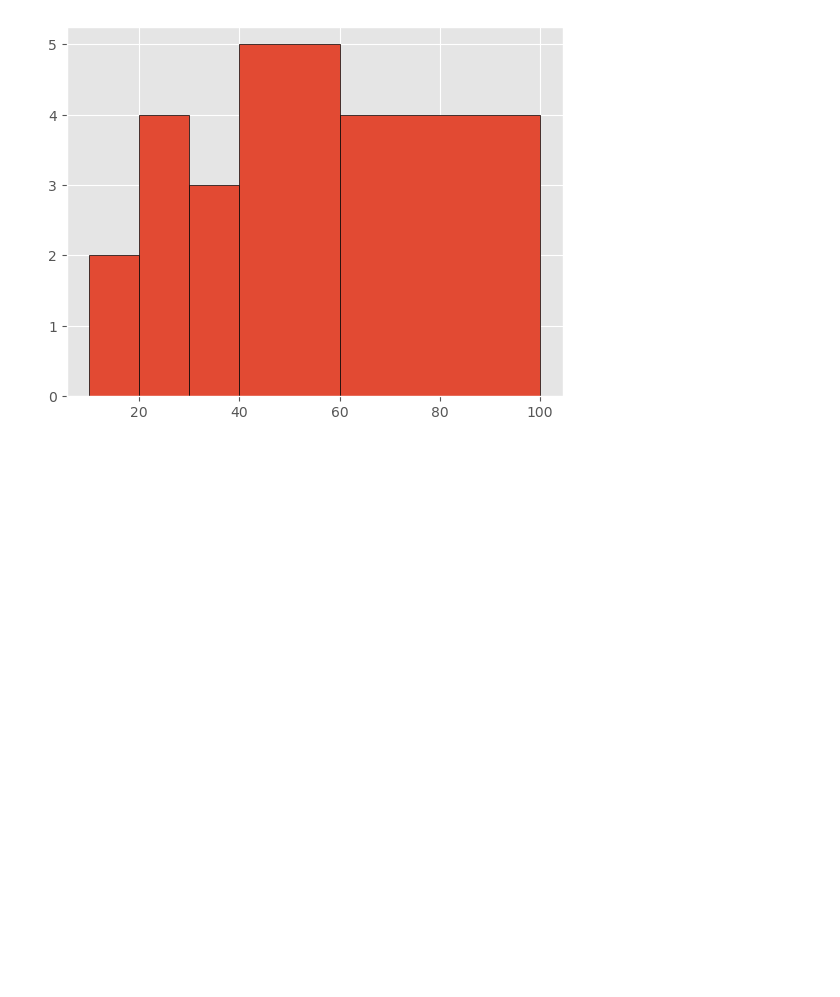
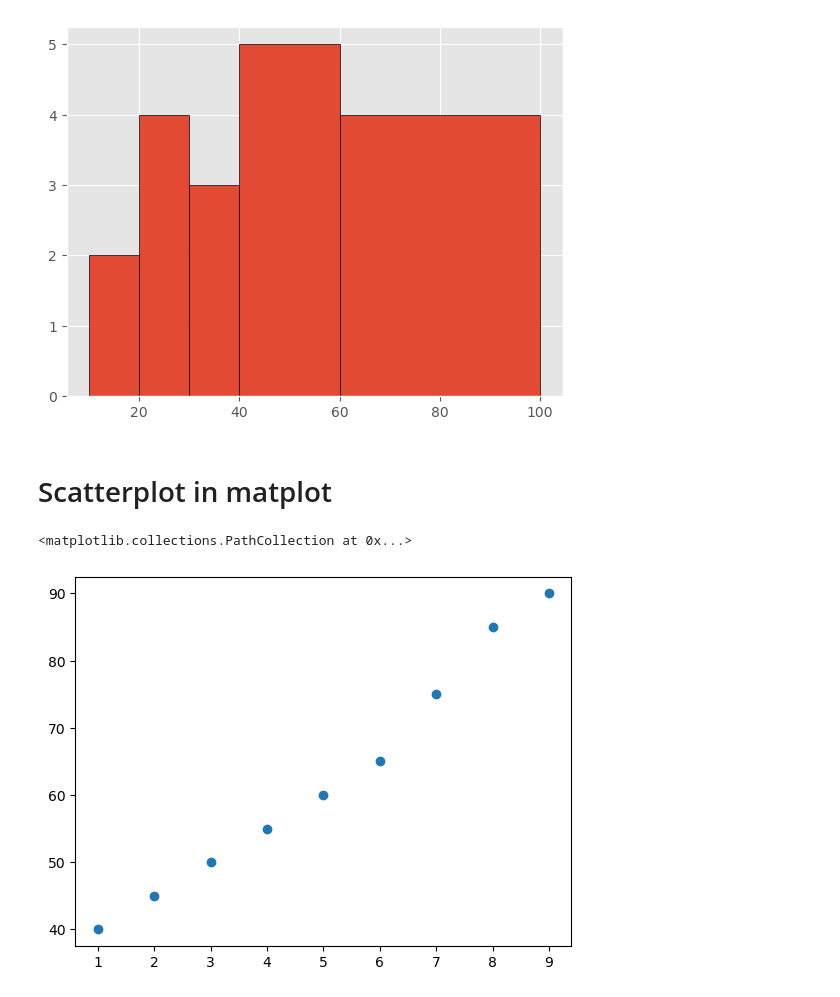
Before and after one commit to SaarthakDEV/data-science-python, a Jupyter notebook: matplotlib.ipynb, the cells around one changed output. Cells and saved outputs as stored; diff of their text form; code cells hidden in the pictures; blank space fills up the shorter version.

```diff
--- a/matplotlib.ipynb
+++ b/matplotlib.ipynb
@@ -316,3 +316,16 @@ plt.hist(data, bins=[10, 20, 30, 40, 60, 100], edgecolor="black")
  array([ 10.,  20.,  30.,  40.,  60., 100.]),
  <BarContainer object of 5 artists>)
 [figure]
+# %% [markdown]
+# Scatterplot in matplot
+# %%
+import matplotlib.pyplot as plt
+
+# Sample data
+study_hours = [1, 2, 3, 4, 5, 6, 7, 8, 9]
+exam_scores = [40, 45, 50, 55, 60, 65, 75, 85, 90]
+# %%
+plt.scatter(study_hours, exam_scores)
+# %% [output]
+<matplotlib.collections.PathCollection at 0x...>
+[figure, added]
```
Also changed, not shown: parts of 9 cells of this notebook.
